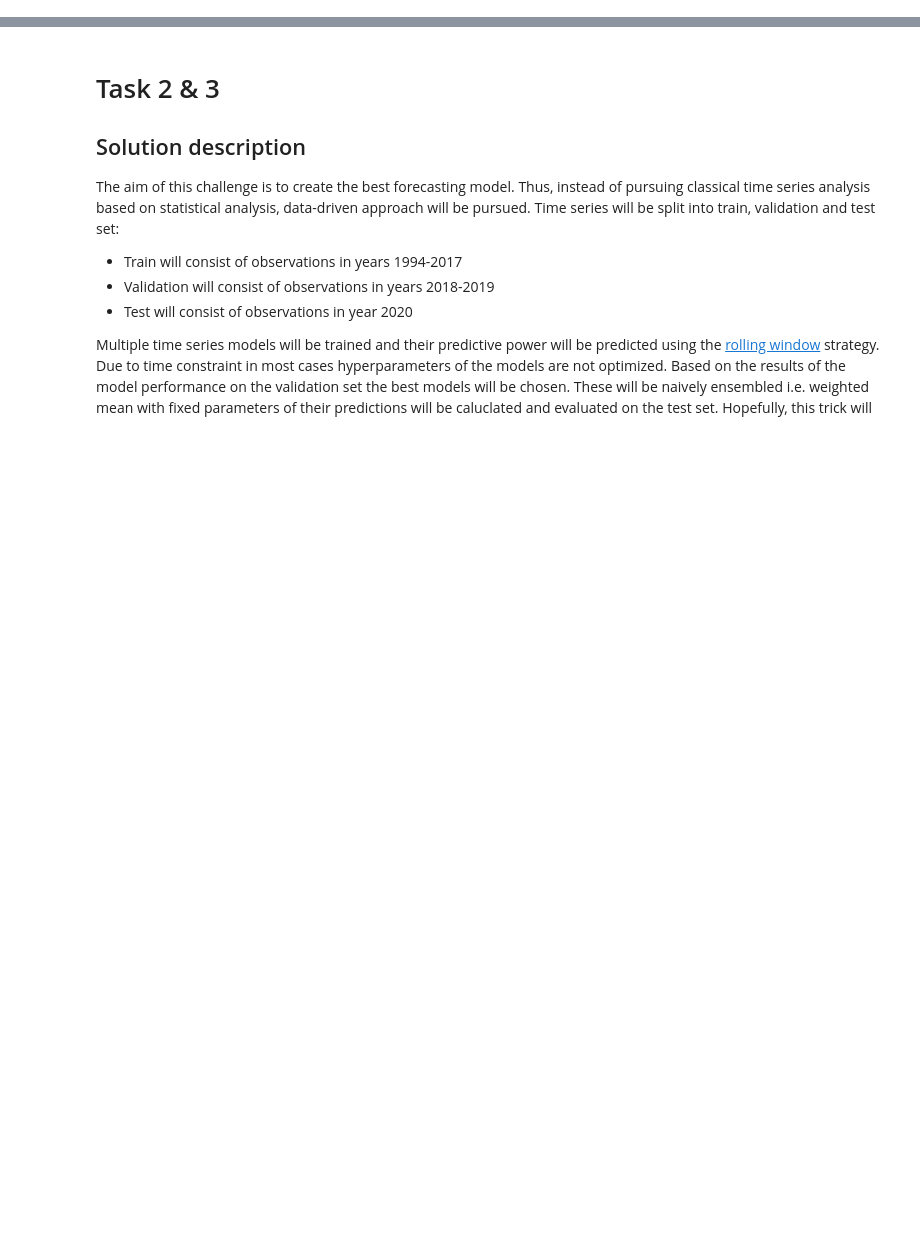
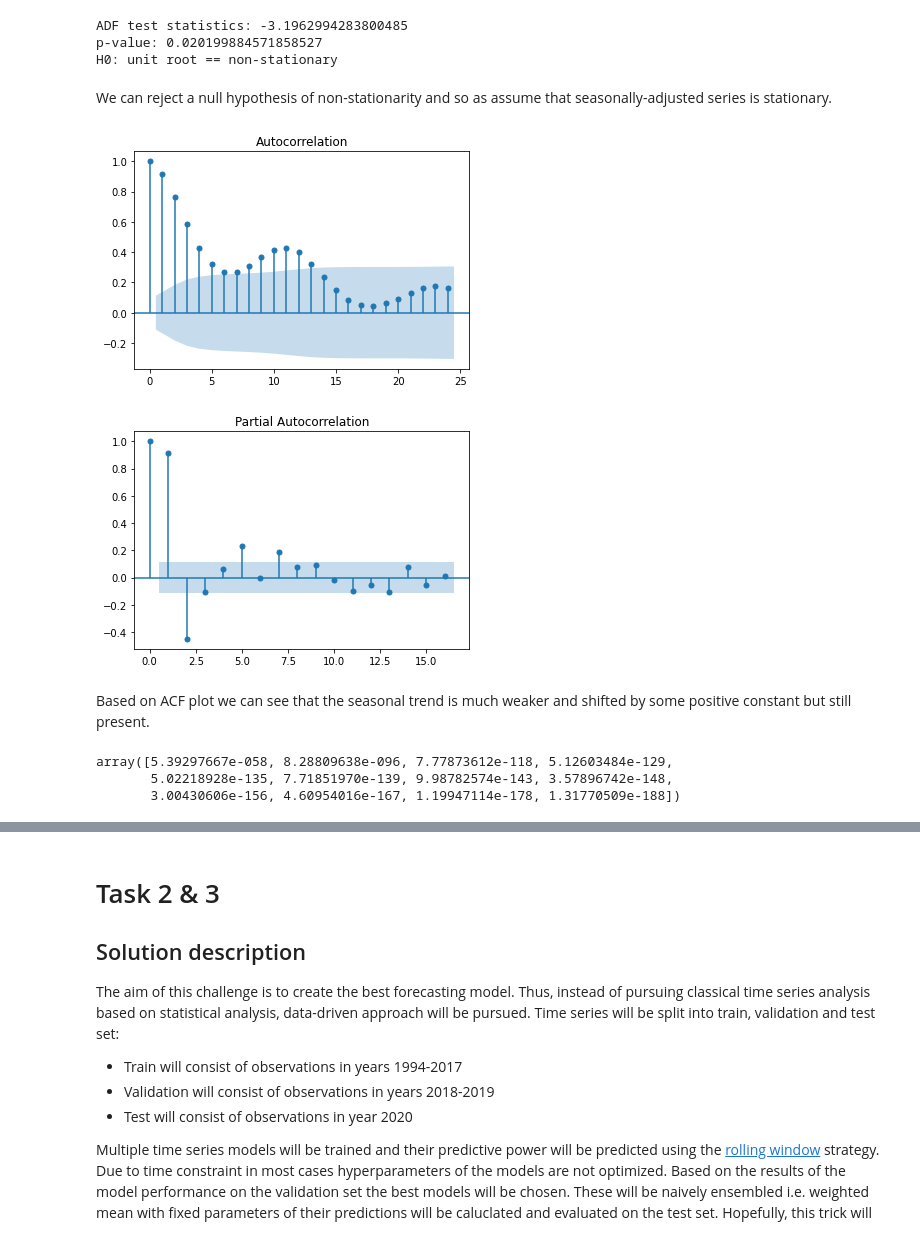
Before and after one commit to jcierocki/INGModellingContest, a Jupyter notebook: notebooks/models.ipynb, the cells around one changed output, grey strips where cells are left out. Drawn from its saved outputs; the diff is of its cells as text; code cells hidden in the pictures; blank space fills up the shorter version.

```diff
--- a/notebooks/models.ipynb
+++ b/notebooks/models.ipynb
@@ -0,0 +96,27 @@
+# %%
+stat, pval, _, _, _, _ = adfuller(sadj_ma, maxlag=12)
+print("ADF test statistics: " + str(stat))
+print("p-value: " + str(pval))
+print("H0: unit root == non-stationary")
+# %% [output]
+ADF test statistics: -3.1962994283800485
+p-value: 0.020199884571858527
+H0: unit root == non-stationary
+# %% [markdown]
+We can reject a null hypothesis of non-stationarity and so as assume that seasonally-adjusted series is stationary.
+# %%
+plot_acf(sadj_ma, lags=24, alpha=.05, use_vlines=True)
+plot_pacf(sadj_ma, lags=16, alpha=.05, use_vlines=True)
+print()
+# %% [output]
+[figure, added]
+[figure, added]
+# %% [markdown]
+Based on ACF plot we can see that the seasonal trend is much weaker and shifted by some positive constant but still present.
+# %%
+_, lbox_pval = acorr_ljungbox(sadj_ma, lags=12)
+lbox_pval
+# %% [output]
+array([5.39297667e-058, 8.28809638e-096, 7.77873612e-118, 5.12603484e-129,
+       5.02218928e-135, 7.71851970e-139, 9.98782574e-143, 3.57896742e-148,
+       3.00430606e-156, 4.60954016e-167, 1.19947114e-178, 1.31770509e-188])
```
Also changed, not shown: parts of 45 cells of this notebook, 1 other file.
